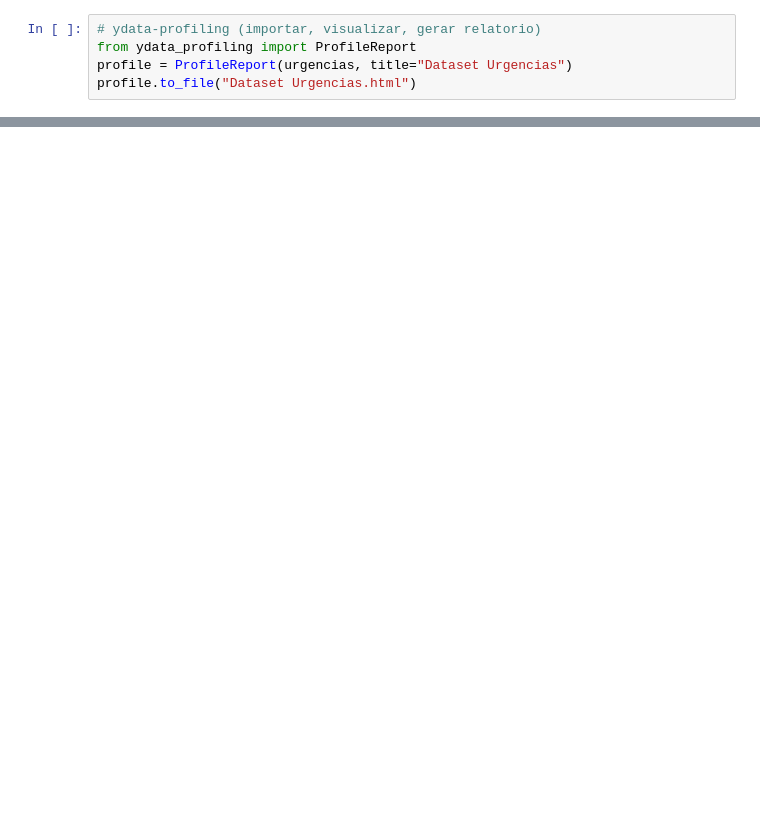
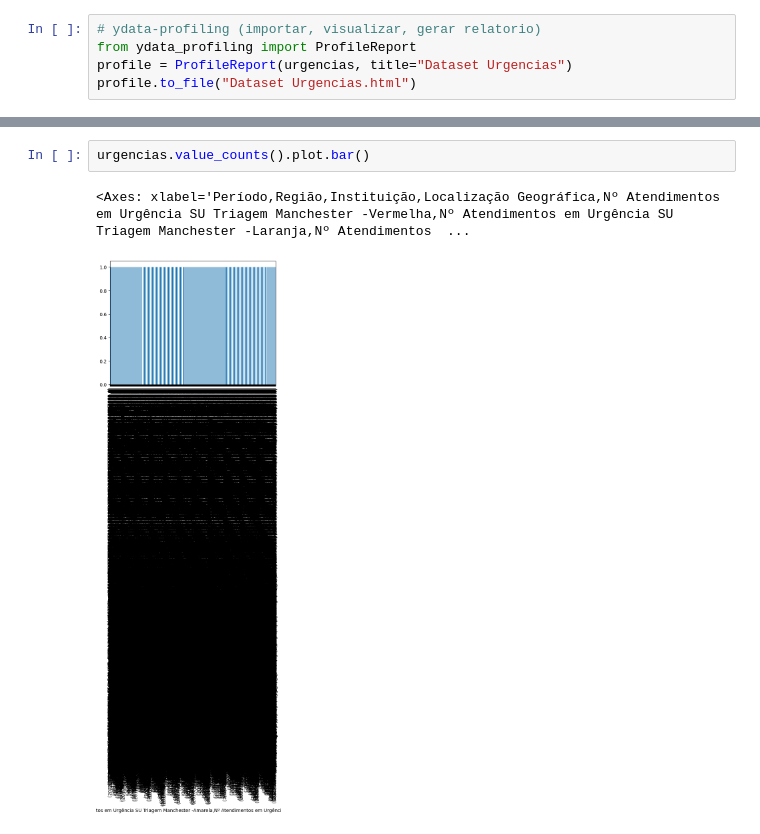
Before and after one commit to AvelinoAlmeida/Analise_Dados, a Jupyter notebook: Trabalho_Prático/urgencias.ipynb, the cells around one changed output, grey strips where cells are left out. Saved outputs shown, nothing was run; the diff lists cells and outputs as text; blank space fills up the shorter version.

```diff
--- a/Trabalho_Prático/urgencias.ipynb
+++ b/Trabalho_Prático/urgencias.ipynb
@@ -18,0 +99,5 @@ profile.to_file("Dataset Urgencias.html")
+# %%
+urgencias.value_counts().plot.bar()
+# %% [output]
+<Axes: xlabel='Período,Região,Instituição,Localização Geográfica,Nº Atendimentos em Urgência SU Triagem Manchester -Vermelha,Nº Atendimentos em Urgência SU Triagem Manchester -Laranja,Nº Atendimentos  ...
+[figure, added]
```
Also changed, not shown: parts of 10 cells of this notebook, 2 other files.
